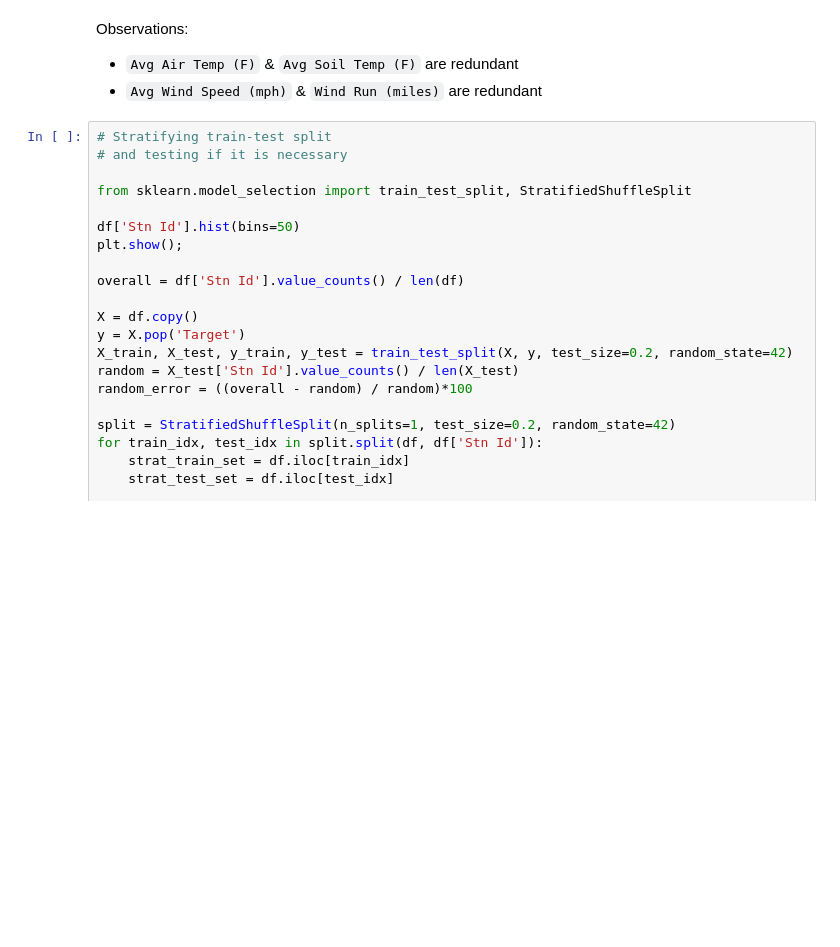
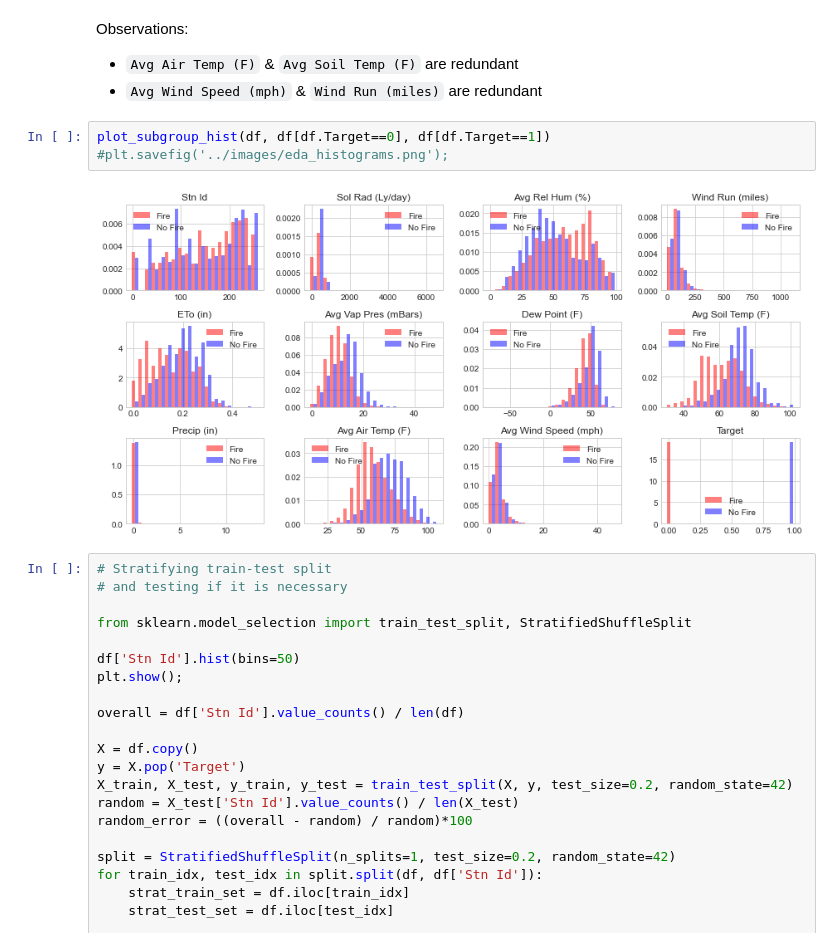
Before and after one commit to czaloumi/fire-risk-analysis, a Jupyter notebook: src/eda.ipynb, the cells around one changed output. Saved outputs shown, nothing was run; the diff lists cells and outputs as text; blank space fills up the shorter version.

```diff
--- a/src/eda.ipynb
+++ b/src/eda.ipynb
@@ -184,6 +165,11 @@ plt.show();
 Observations:
 * `Avg Air Temp (F)` & `Avg Soil Temp (F)` are redundant
 * `Avg Wind Speed (mph)` & `Wind Run (miles)` are redundant
+# %%
+plot_subgroup_hist(df, df[df.Target==0], df[df.Target==1])
+#plt.savefig('../images/eda_histograms.png');
+# %% [output]
+[figure, added]
 # %%
 # Stratifying train-test split
 # and testing if it is necessary
```
Also changed, not shown: parts of 3 cells of this notebook, 1 other file.
